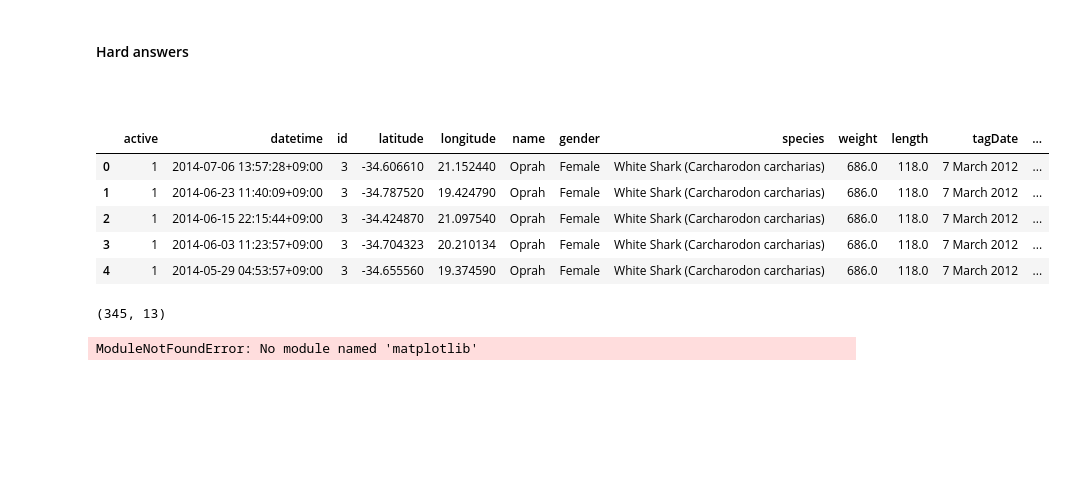
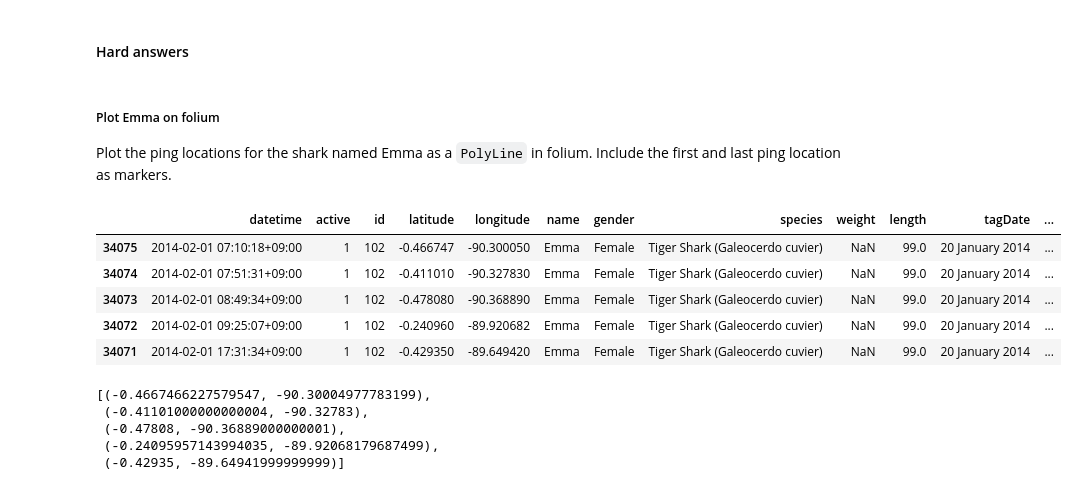
Before and after one commit to botwranglers/ocearch, a Jupyter notebook: solutions/Hard Challenge Answers.ipynb, the cells around one changed output. Cells and saved outputs as stored; diff of their text form; code cells hidden in the pictures; blank space fills up the shorter version.

```diff
--- a/solutions/Hard Challenge Answers.ipynb
+++ b/solutions/Hard Challenge Answers.ipynb
@@ -348,27 +349,3 @@ combined.sort_values('area', ascending=False).head()
 | 30 | 36 | -38.82461 | 17.47565 | -10.52038 | 62.65514 | Success | White Shark (Carcharodon carcharias) | 28.30423 | 45.17949 | 1278.770676 |
 # %% [markdown]
 #### Hard answers
-# %% [markdown]
-#####
-# %%
-import geopandas
-from shapely.geometry import Point
-
-df['geometry'] = df.apply(lambda row: Point(row.latitude, row.longitude), axis=1)
-df.head()
-# %% [output]
-|  | active | datetime | id | latitude | longitude | name | gender | species | weight | length | tagDate | ... |
-| 0 | 1 | 2014-07-06 13:57:28+09:00 | 3 | -34.606610 | 21.152440 | Oprah | Female | White Shark (Carcharodon carcharias) | 686.0 | 118.0 | 7 March 2012 | ... |
-| 1 | 1 | 2014-06-23 11:40:09+09:00 | 3 | -34.787520 | 19.424790 | Oprah | Female | White Shark (Carcharodon carcharias) | 686.0 | 118.0 | 7 March 2012 | ... |
-| 2 | 1 | 2014-06-15 22:15:44+09:00 | 3 | -34.424870 | 21.097540 | Oprah | Female | White Shark (Carcharodon carcharias) | 686.0 | 118.0 | 7 March 2012 | ... |
-| 3 | 1 | 2014-06-03 11:23:57+09:00 | 3 | -34.704323 | 20.210134 | Oprah | Female | White Shark (Carcharodon carcharias) | 686.0 | 118.0 | 7 March 2012 | ... |
-| 4 | 1 | 2014-05-29 04:53:57+09:00 | 3 | -34.655560 | 19.374590 | Oprah | Female | White Shark (Carcharodon carcharias) | 686.0 | 118.0 | 7 March 2012 | ... |
-# %%
-gpd = geopandas.GeoDataFrame(df.query("name == 'Emma'"))
-gpd.shape
-# %% [output]
-(345, 13)
-# %%
-gpd.plot()
-# %% [output]
-ModuleNotFoundError: No module named 'matplotlib'
@@ -377,3 +352,13 @@ df.head()
+# %% [markdown]
+##### Plot Emma on folium
+Plot the ping locations for the shark named Emma as a `PolyLine` in folium.  Include the first and last ping location as markers.
 # %%
-emma = df.query('name == "Emma"')
-emma.shape
+emma = df.query("name == 'Emma'").sort_values('datetime')
+emma.head()
+# %% [output]
+|  | datetime | active | id | latitude | longitude | name | gender | species | weight | length | tagDate | ... |
+| 34075 | 2014-02-01 07:10:18+09:00 | 1 | 102 | -0.466747 | -90.300050 | Emma | Female | Tiger Shark (Galeocerdo cuvier) | NaN | 99.0 | 20 January 2014 | ... |
+| 34074 | 2014-02-01 07:51:31+09:00 | 1 | 102 | -0.411010 | -90.327830 | Emma | Female | Tiger Shark (Galeocerdo cuvier) | NaN | 99.0 | 20 January 2014 | ... |
+| 34073 | 2014-02-01 08:49:34+09:00 | 1 | 102 | -0.478080 | -90.368890 | Emma | Female | Tiger Shark (Galeocerdo cuvier) | NaN | 99.0 | 20 January 2014 | ... |
+| 34072 | 2014-02-01 09:25:07+09:00 | 1 | 102 | -0.240960 | -89.920682 | Emma | Female | Tiger Shark (Galeocerdo cuvier) | NaN | 99.0 | 20 January 2014 | ... |
+| 34071 | 2014-02-01 17:31:34+09:00 | 1 | 102 | -0.429350 | -89.649420 | Emma | Female | Tiger Shark (Galeocerdo cuvier) | NaN | 99.0 | 20 January 2014 | ... |
@@ -385,0 +365,9 @@ emma
+# %%
+latlons = list(zip(emma.latitude.values, emma.longitude.values))
+latlons[:5]
+# %% [output]
+[(-0.4667466227579547, -90.30004977783199),
+ (-0.41101000000000004, -90.32783),
+ (-0.47808, -90.36889000000001),
+ (-0.24095957143994035, -89.92068179687499),
+ (-0.42935, -89.64941999999999)]
```
Also changed, not shown: parts of 45 cells of this notebook, 1 other file.
